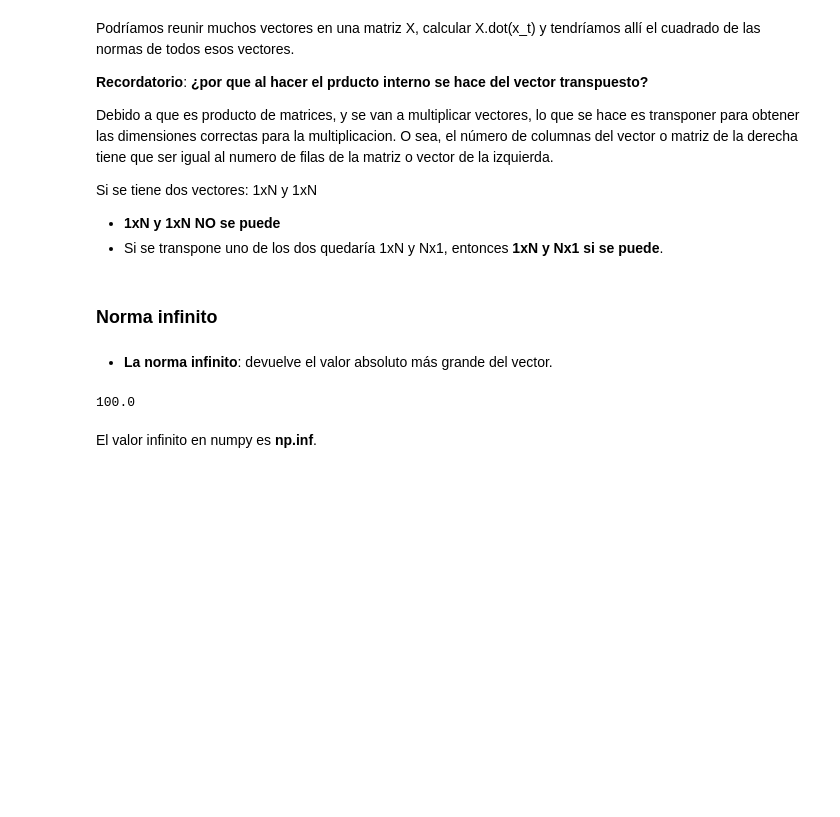
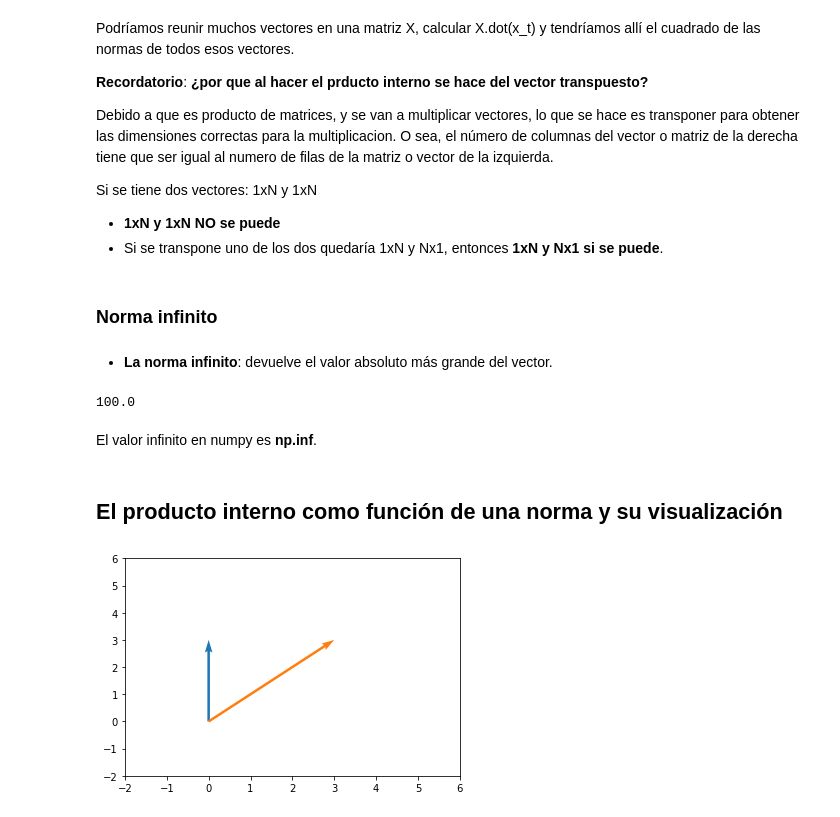
Before and after one commit to francomanca93/fundamentos-algebra-lineal, a Jupyter notebook: 5_Normas.ipynb, the cells around one changed output. Cells and saved outputs as stored; diff of their text form; code cells hidden in the pictures; blank space fills up the shorter version.

Commit message:
El producto interno como función de una norma y su visualización

```diff
--- a/5_Normas.ipynb
+++ b/5_Normas.ipynb
@@ -166,3 +166,5 @@ print(np.linalg.norm(vector, ord=np.inf))
 100.0
 # %% [markdown]
 El valor infinito en numpy es **np.inf**.
+# %% [markdown]
+## El producto interno como función de una norma y su visualización
@@ -168,0 +178,16 @@ El valor infinito en numpy es **np.inf**.
+# %%
+v1 = np.array([0,0,0,3])
+v2 = np.array([0,0,3,3])
+# %%
+plt.xlim(-2,6)
+plt.ylim(-2,6)
+
+plt.quiver([v1[0], v2[0]],
+           [v1[1], v2[1]],
+           [v1[2], v2[2]],
+           [v1[3], v2[3]],
+           angles='xy', scale_units='xy', scale=1,
+           color=sns.color_palette())
+plt.show()
+# %% [output]
+[figure, added]
```
Also changed, not shown: parts of 19 cells of this notebook.
